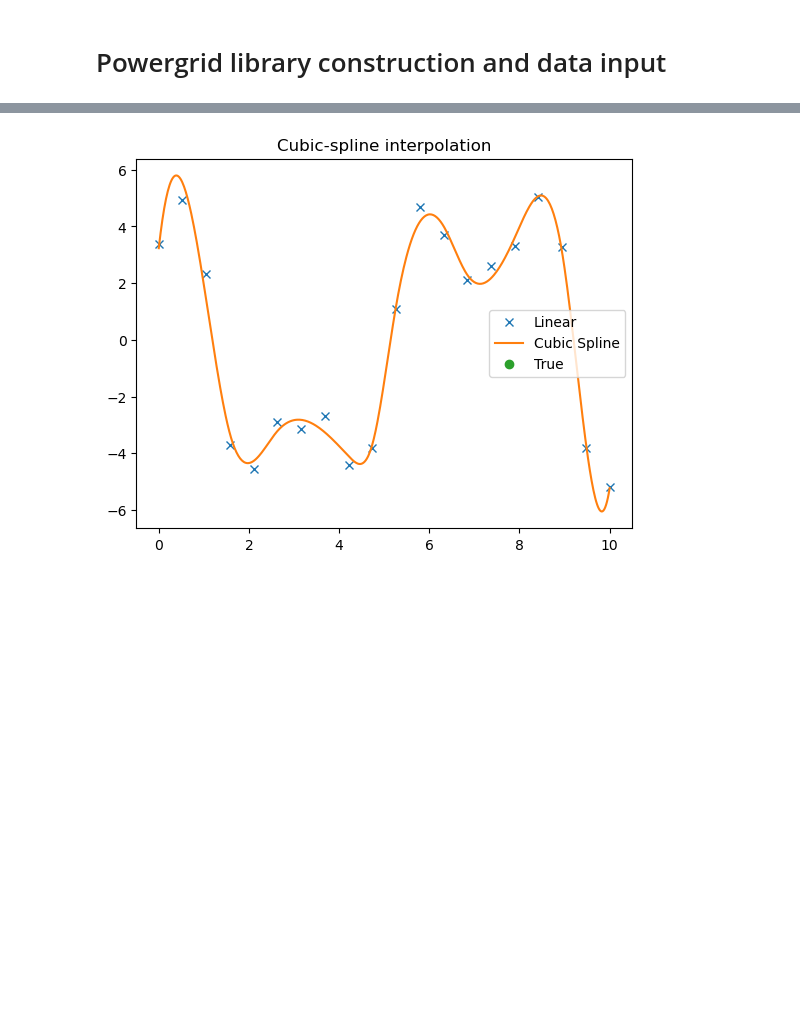
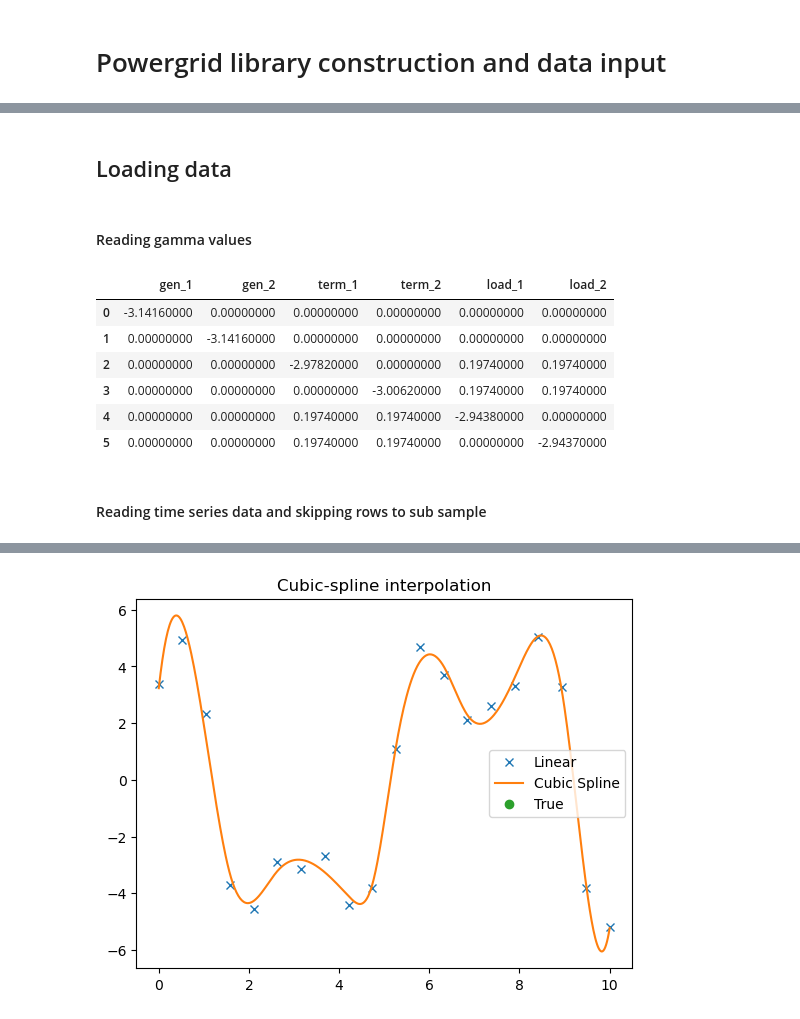
Before and after one commit to mjayadharan/DAE-FINDER_dev, a Jupyter notebook: power_grid_data_1.ipynb, the cells around one changed output, grey strips where cells are left out. Cells and saved outputs as stored; diff of their text form; code cells hidden in the pictures; blank space fills up the shorter version.

Commit message:
added data reading from files for powergrid

```diff
--- a/power_grid_data_1.ipynb
+++ b/power_grid_data_1.ipynb
@@ -171,0 +14,18 @@ for ind, data_matrix_ in enumerate(data_matrix_df_list):
+# %% [markdown]
+## Loading data
+# %% [markdown]
+#### Reading gamma values
+# %%
+gamma_df = pd.read_csv("powergrid/Datasets/case3_gamma.csv")
+# %%
+gamma_df
+# %% [output]
+|  | gen_1 | gen_2 | term_1 | term_2 | load_1 | load_2 |
+| 0 | -3.14160000 | 0.00000000 | 0.00000000 | 0.00000000 | 0.00000000 | 0.00000000 |
+| 1 | 0.00000000 | -3.14160000 | 0.00000000 | 0.00000000 | 0.00000000 | 0.00000000 |
+| 2 | 0.00000000 | 0.00000000 | -2.97820000 | 0.00000000 | 0.19740000 | 0.19740000 |
+| 3 | 0.00000000 | 0.00000000 | 0.00000000 | -3.00620000 | 0.19740000 | 0.19740000 |
+| 4 | 0.00000000 | 0.00000000 | 0.19740000 | 0.19740000 | -2.94380000 | 0.00000000 |
+| 5 | 0.00000000 | 0.00000000 | 0.19740000 | 0.19740000 | 0.00000000 | -2.94370000 |
+# %% [markdown]
+#### Reading time series data and skipping rows to sub sample
```
Also changed, not shown: parts of 24 cells of this notebook, 16 other files.
